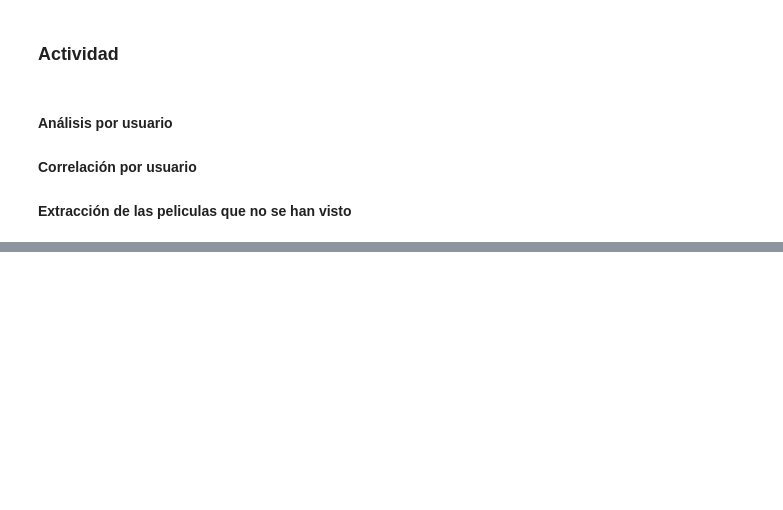
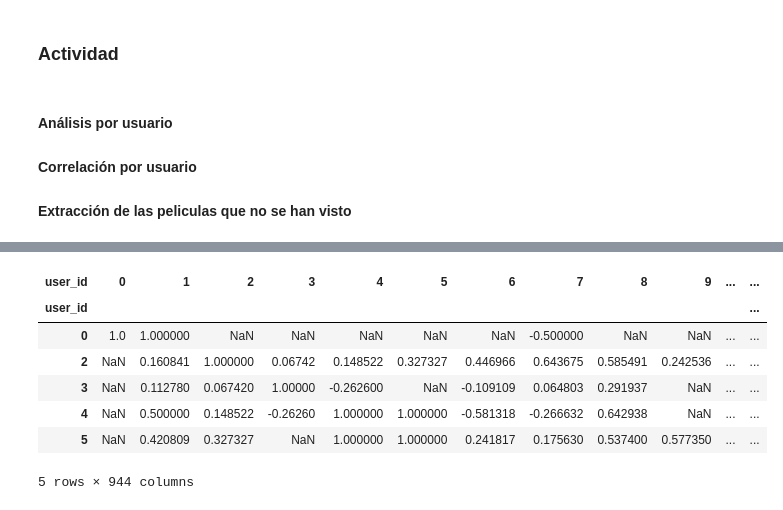
Before and after one commit to cesarvillegase/Expert-Syems, a Jupyter notebook: CBR_recomendacion/CBR_recomendacion.ipynb, the cells around one changed output, grey strips where cells are left out. Cells and saved outputs as stored; diff of their text form; code cells hidden in the pictures; blank space fills up the shorter version.

```diff
--- a/CBR_recomendacion/CBR_recomendacion.ipynb
+++ b/CBR_recomendacion/CBR_recomendacion.ipynb
@@ -280,0 +307,16 @@ corr_starwars[corr_starwars['num of ratings']>100].sort_values('Correlation', as
+# %%
+# Se escoge el user_id
+picked_user_id = 1
+
+# Se quita el user_id de la lista de candidatos
+user_corr.drop(index=picked_user_id, inplace=True)
+user_corr.head()
+# %% [output]
+| user_id | 0 | 1 | 2 | 3 | 4 | 5 | 6 | 7 | 8 | 9 | ... | ... |
+| user_id |  |  |  |  |  |  |  |  |  |  |  | ... |
+| 0 | 1.0 | 1.000000 | NaN | NaN | NaN | NaN | NaN | -0.500000 | NaN | NaN | ... | ... |
+| 2 | NaN | 0.160841 | 1.000000 | 0.06742 | 0.148522 | 0.327327 | 0.446966 | 0.643675 | 0.585491 | 0.242536 | ... | ... |
+| 3 | NaN | 0.112780 | 0.067420 | 1.00000 | -0.262600 | NaN | -0.109109 | 0.064803 | 0.291937 | NaN | ... | ... |
+| 4 | NaN | 0.500000 | 0.148522 | -0.26260 | 1.000000 | 1.000000 | -0.581318 | -0.266632 | 0.642938 | NaN | ... | ... |
+| 5 | NaN | 0.420809 | 0.327327 | NaN | 1.000000 | 1.000000 | 0.241817 | 0.175630 | 0.537400 | 0.577350 | ... | ... |
+5 rows × 944 columns
```
Also changed, not shown: parts of 7 cells of this notebook, 20 other files.
